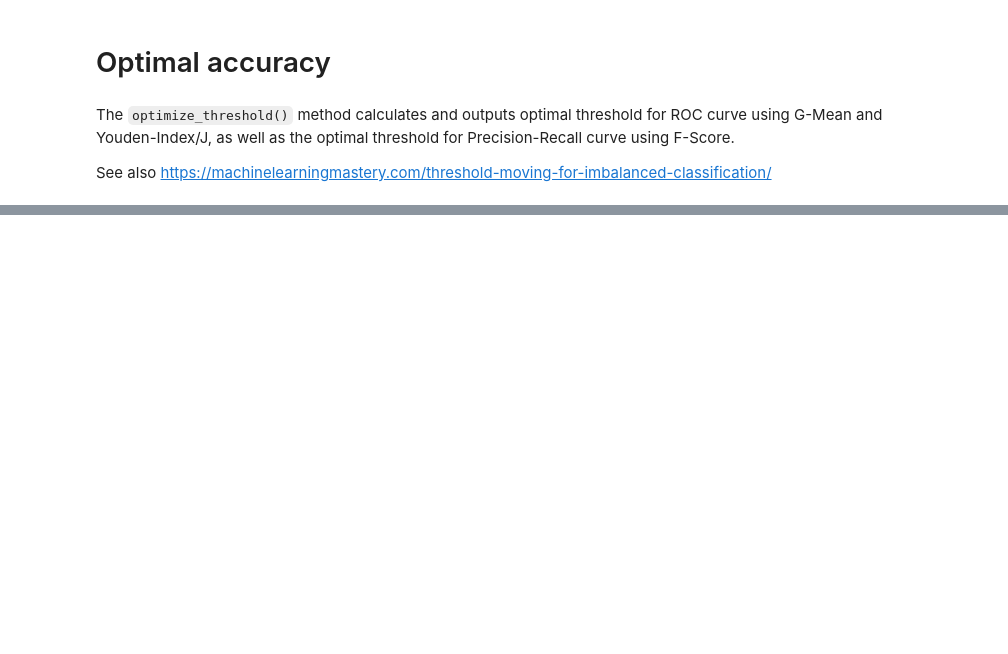
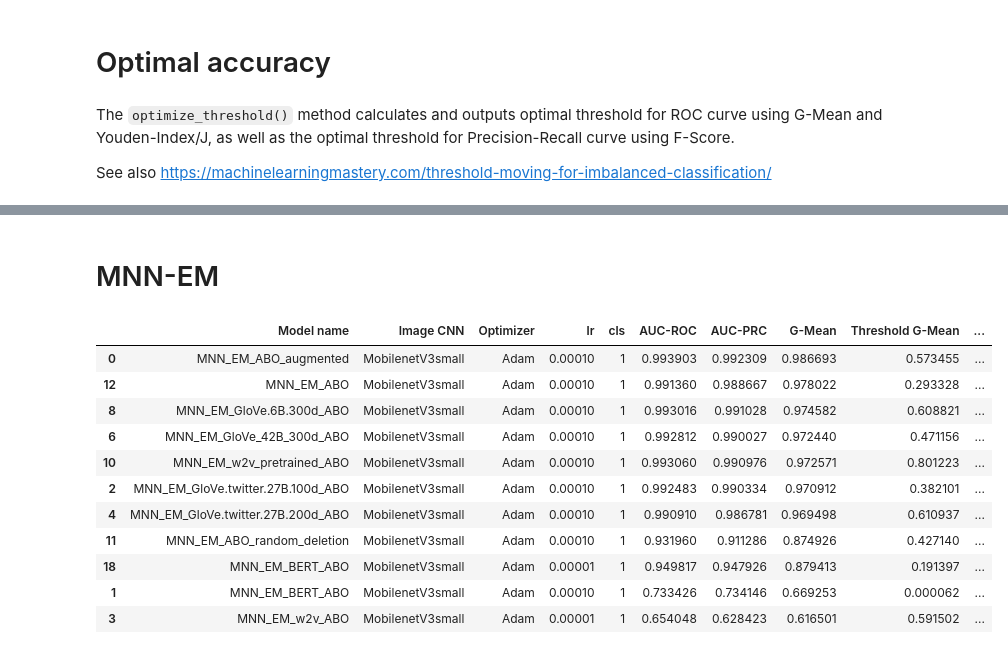
Before and after one commit to slacrum/multimodal_product_matching, a Jupyter notebook: notebooks/visualize_results_amazon.ipynb, the cells around one changed output, grey strips where cells are left out. Saved outputs shown, nothing was run; the diff lists cells and outputs as text; code cells hidden in the pictures; blank space fills up the shorter version.

```diff
--- a/notebooks/visualize_results_amazon.ipynb
+++ b/notebooks/visualize_results_amazon.ipynb
@@ -79,0 +95,17 @@ metrics_df
+# %% [markdown]
+# MNN-EM
+# %%
+metrics_df[metrics_df["Model name"].str.startswith("MNN_EM")].sort_values(by="Accuracy F-Score", ascending=False)
+# %% [output]
+|  | Model name | Image CNN | Optimizer | lr | cls | AUC-ROC | AUC-PRC | G-Mean | Threshold G-Mean | ... |
+| 0 | MNN_EM_ABO_augmented | MobilenetV3small | Adam | 0.00010 | 1 | 0.993903 | 0.992309 | 0.986693 | 0.573455 | ... |
+| 12 | MNN_EM_ABO | MobilenetV3small | Adam | 0.00010 | 1 | 0.991360 | 0.988667 | 0.978022 | 0.293328 | ... |
+| 8 | MNN_EM_GloVe.6B.300d_ABO | MobilenetV3small | Adam | 0.00010 | 1 | 0.993016 | 0.991028 | 0.974582 | 0.608821 | ... |
+| 6 | MNN_EM_GloVe_42B_300d_ABO | MobilenetV3small | Adam | 0.00010 | 1 | 0.992812 | 0.990027 | 0.972440 | 0.471156 | ... |
+| 10 | MNN_EM_w2v_pretrained_ABO | MobilenetV3small | Adam | 0.00010 | 1 | 0.993060 | 0.990976 | 0.972571 | 0.801223 | ... |
+| 2 | MNN_EM_GloVe.twitter.27B.100d_ABO | MobilenetV3small | Adam | 0.00010 | 1 | 0.992483 | 0.990334 | 0.970912 | 0.382101 | ... |
+| 4 | MNN_EM_GloVe.twitter.27B.200d_ABO | MobilenetV3small | Adam | 0.00010 | 1 | 0.990910 | 0.986781 | 0.969498 | 0.610937 | ... |
+| 11 | MNN_EM_ABO_random_deletion | MobilenetV3small | Adam | 0.00010 | 1 | 0.931960 | 0.911286 | 0.874926 | 0.427140 | ... |
+| 18 | MNN_EM_BERT_ABO | MobilenetV3small | Adam | 0.00001 | 1 | 0.949817 | 0.947926 | 0.879413 | 0.191397 | ... |
+| 1 | MNN_EM_BERT_ABO | MobilenetV3small | Adam | 0.00010 | 1 | 0.733426 | 0.734146 | 0.669253 | 0.000062 | ... |
+| 3 | MNN_EM_w2v_ABO | MobilenetV3small | Adam | 0.00001 | 1 | 0.654048 | 0.628423 | 0.616501 | 0.591502 | ... |
```
Also changed, not shown: parts of 9 cells of this notebook, 11 other files.
